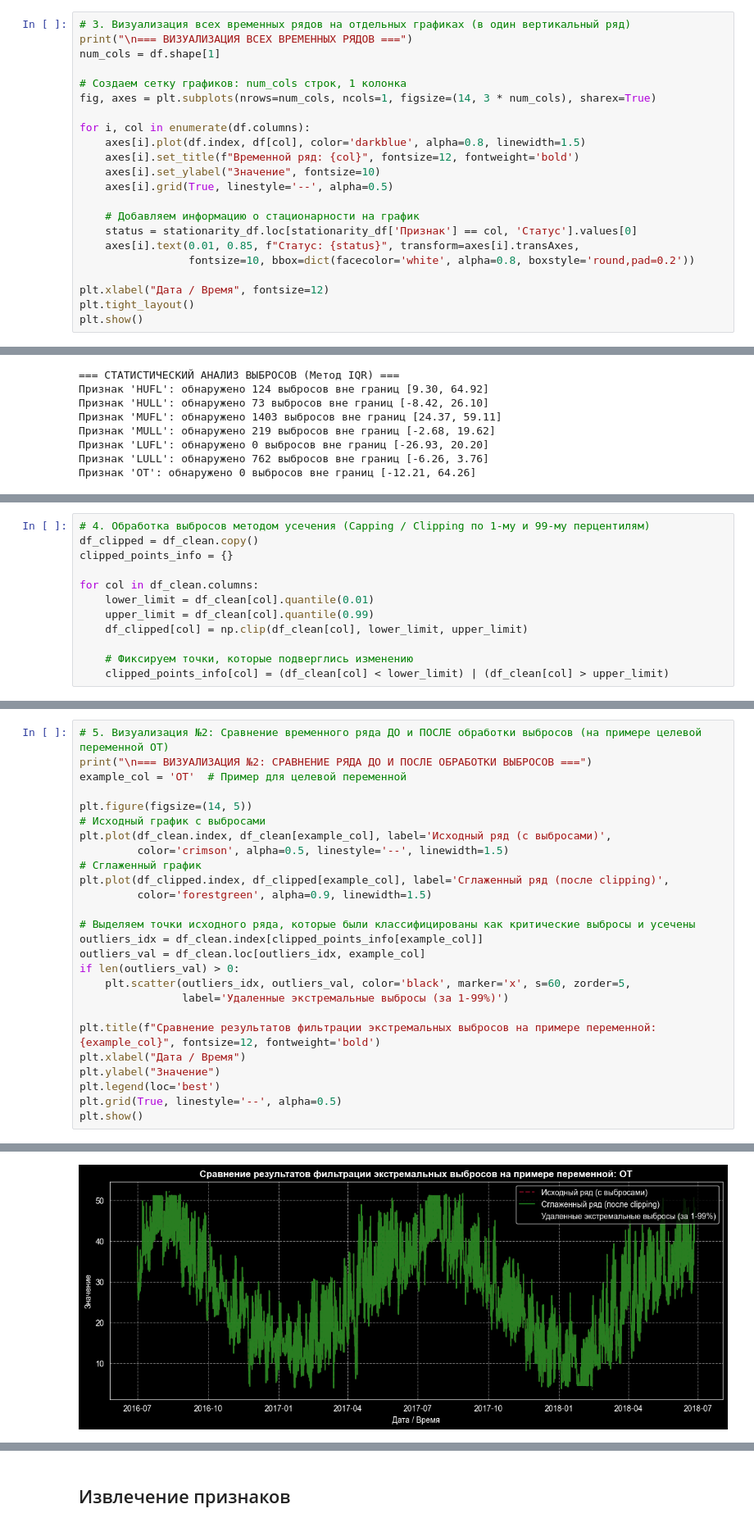
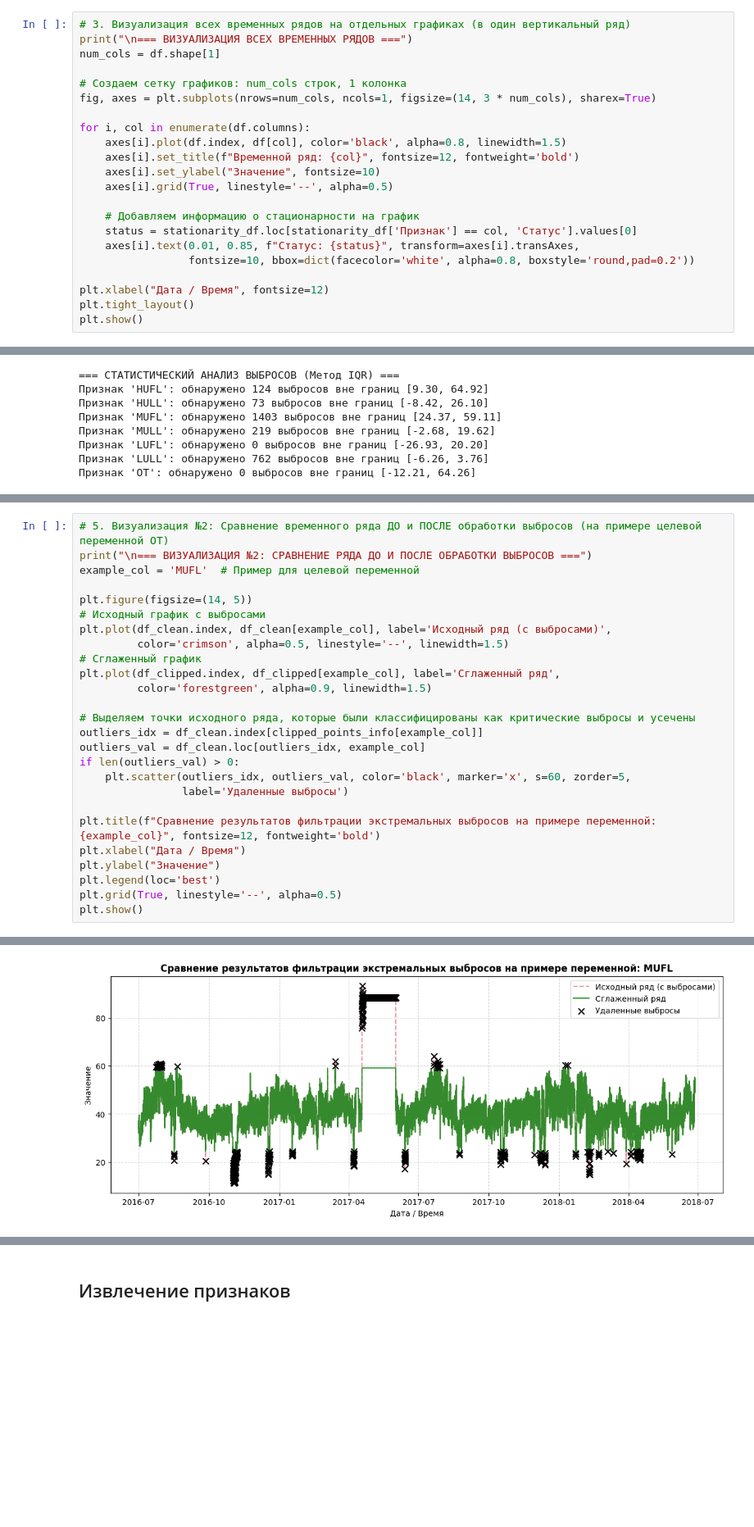
Before and after one commit to KaynehacK/Time_series, a Jupyter notebook: Lab_Final/Lab_final.ipynb, the cells around one changed output, grey strips where cells are left out. Shown at 82% size. Cells and saved outputs as stored; diff of their text form; blank space fills up the shorter version.

```diff
--- a/Lab_Final/Lab_final.ipynb
+++ b/Lab_Final/Lab_final.ipynb
@@ -114,7 +114,7 @@ num_cols = df.shape[1]
 fig, axes = plt.subplots(nrows=num_cols, ncols=1, figsize=(14, 3 * num_cols), sharex=True)
 
 for i, col in enumerate(df.columns):
-    axes[i].plot(df.index, df[col], color='darkblue', alpha=0.8, linewidth=1.5)
+    axes[i].plot(df.index, df[col], color='black', alpha=0.8, linewidth=1.5)
     axes[i].set_title(f"Временной ряд: {col}", fontsize=12, fontweight='bold')
     axes[i].set_ylabel("Значение", fontsize=10)
     axes[i].grid(True, linestyle='--', alpha=0.5)
@@ -218,12 +258,0 @@ plt.show()
-# %%
-# 4. Обработка выбросов методом усечения (Capping / Clipping по 1-му и 99-му перцентилям)
-df_clipped = df_clean.copy()
-clipped_points_info = {}
-
-for col in df_clean.columns:
-    lower_limit = df_clean[col].quantile(0.01)
-    upper_limit = df_clean[col].quantile(0.99)
-    df_clipped[col] = np.clip(df_clean[col], lower_limit, upper_limit)
-
-    # Фиксируем точки, которые подверглись изменению
-    clipped_points_info[col] = (df_clean[col] < lower_limit) | (df_clean[col] > upper_limit)
@@ -230,32 +300,32 @@ for col in df_clean.columns:
 # %%
 # 5. Визуализация №2: Сравнение временного ряда ДО и ПОСЛЕ обработки выбросов (на примере целевой переменной OT)
 print("\n=== ВИЗУАЛИЗАЦИЯ №2: СРАВНЕНИЕ РЯДА ДО И ПОСЛЕ ОБРАБОТКИ ВЫБРОСОВ ===")
-example_col = 'OT'  # Пример для целевой переменной
+example_col = 'MUFL'  # Пример для целевой переменной
 
 plt.figure(figsize=(14, 5))
 # Исходный график с выбросами
 plt.plot(df_clean.index, df_clean[example_col], label='Исходный ряд (с выбросами)',
          color='crimson', alpha=0.5, linestyle='--', linewidth=1.5)
 # Сглаженный график
-plt.plot(df_clipped.index, df_clipped[example_col], label='Сглаженный ряд (после clipping)',
+plt.plot(df_clipped.index, df_clipped[example_col], label='Сглаженный ряд',
          color='forestgreen', alpha=0.9, linewidth=1.5)
 
 # Выделяем точки исходного ряда, которые были классифицированы как критические выбросы и усечены
 outliers_idx = df_clean.index[clipped_points_info[example_col]]
 outliers_val = df_clean.loc[outliers_idx, example_col]
 if len(outliers_val) > 0:
     plt.scatter(outliers_idx, outliers_val, color='black', marker='x', s=60, zorder=5,
-                label='Удаленные экстремальные выбросы (за 1-99%)')
+                label='Удаленные выбросы')
 
 plt.title(f"Сравнение результатов фильтрации экстремальных выбросов на примере переменной: {example_col}", fontsize=12, fontweight='bold')
 plt.xlabel("Дата / Время")
 plt.ylabel("Значение")
 plt.legend(loc='best')
 plt.grid(True, linestyle='--', alpha=0.5)
 plt.show()
 # %% [output]
 === ВИЗУАЛИЗАЦИЯ №2: СРАВНЕНИЕ РЯДА ДО И ПОСЛЕ ОБРАБОТКИ ВЫБРОСОВ ===
-[figure, old version]
+[figure, new version]
 # %%
 # 6. Этап кодирования (Encoding) временных циклов
 # Извлекаем час суток и день недели для учета циклических закономерностей временной шкалы
```
Also changed, not shown: parts of 12 cells of this notebook.
